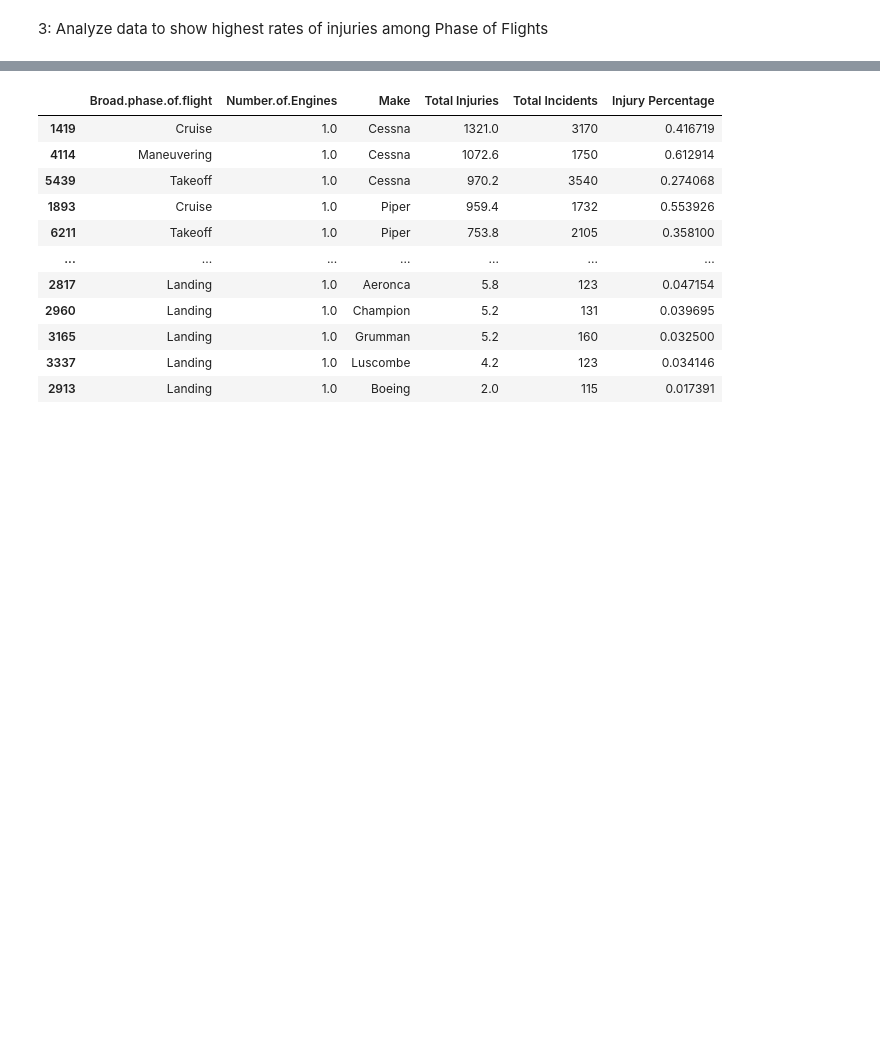
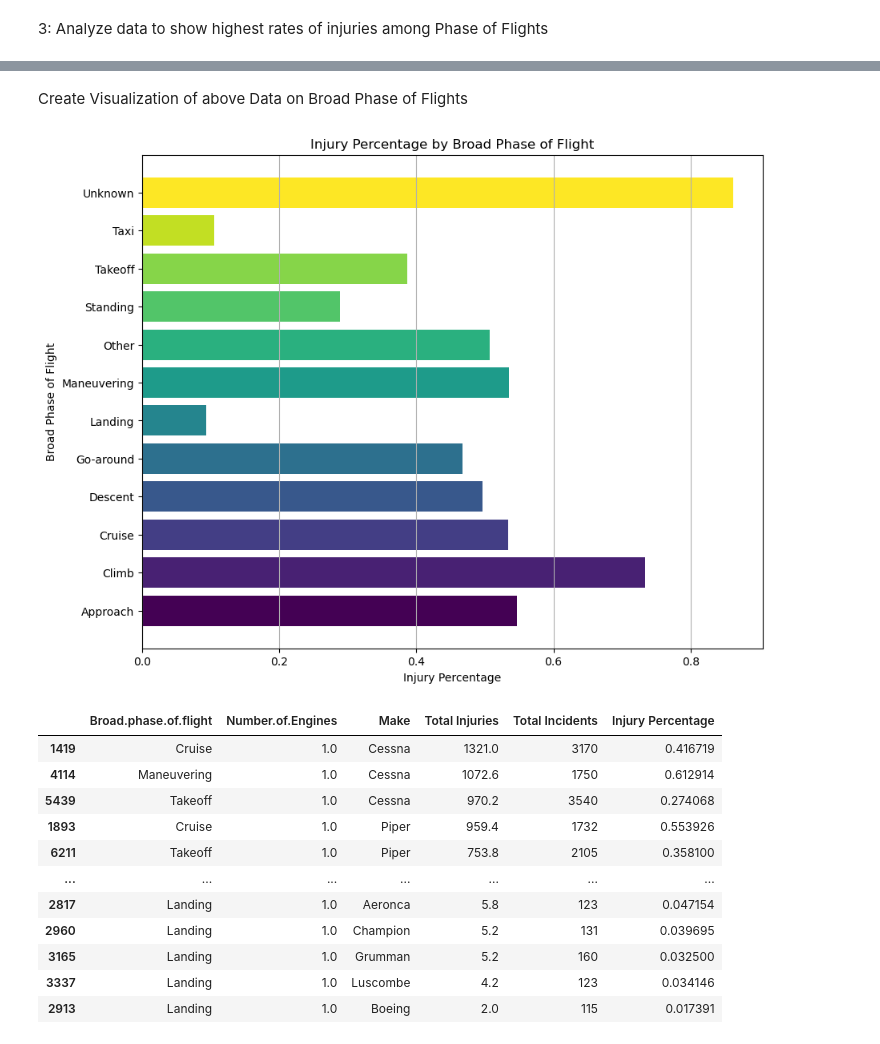
Before and after one commit to nealiyer88/Aviation-Data, a Jupyter notebook: student.ipynb, the cells around one changed output, grey strips where cells are left out. Drawn from its saved outputs; the diff is of its cells as text; code cells hidden in the pictures; blank space fills up the shorter version.

```diff
--- a/student.ipynb
+++ b/student.ipynb
@@ -353,3 +394,14 @@ plt.show()
 The Above cell shows that amongst personal aircrafts (2 engines or less), Cessnas have the most total injuries but also the most total incidents, meaning Cessna's are used much more frequently.  The results also show that although Cessna's have the most total injuries, Cessna's overall injury perentage is much lower than the other Aircraft Make's with both 1 and 2 engines, including Cessna 2 Engine Planes. Thus, a conclusion could be made that Cessna 1 engine aircrafts are the safest to use.
 # %% [markdown]
 3: Analyze data to show highest rates of injuries among Phase of Flights
+# %%
+# Group by specified columns and aggregate Total Injuries
+num_phase = planes_df.groupby(['Broad.phase.of.flight'])['Total Injuries'].agg(['sum', 'count']).reset_index()
+
+# Rename columns
+num_phase.columns = ['Broad.phase.of.flight', 'Total Injuries', 'Total Incidents']
+
+# Calculate Injury Percentage
+num_phase['Injury Percentage'] = num_phase['Total Injuries'] / num_phase['Total Incidents']
+
+num_phase.sort_values(by='Injury Percentage', ascending=False)
@@ -356,3 +422,24 @@ The Above cell shows that amongst personal aircrafts (2 engines or less), Cessna
+# %% [markdown]
+Create Visualization of above Data on Broad Phase of Flights
+# %%
+import numpy as np
+
+# Color
+num_colors = len(num_phase['Broad.phase.of.flight'])
+colors = plt.cm.viridis(np.linspace(0, 1, num_colors))
+
+# Plotting
+plt.figure(figsize=(10, 8))
+bar = plt.barh(num_phase['Broad.phase.of.flight'], num_phase['Injury Percentage'], color=colors)
+plt.xlabel('Injury Percentage')
+plt.ylabel('Broad Phase of Flight')
+plt.title('Injury Percentage by Broad Phase of Flight')
+plt.grid(axis='x')
+
+# Show
+plt.show()
+# %% [output]
+[figure, added]
 # %%
 # Group by specified columns and aggregate Total Injuries
 phase_counts = planes_df.groupby(['Broad.phase.of.flight', 'Number.of.Engines', 'Make'])['Total Injuries'].agg(['sum', 'count']).reset_index()
```
Also changed, not shown: parts of 6 cells of this notebook.
